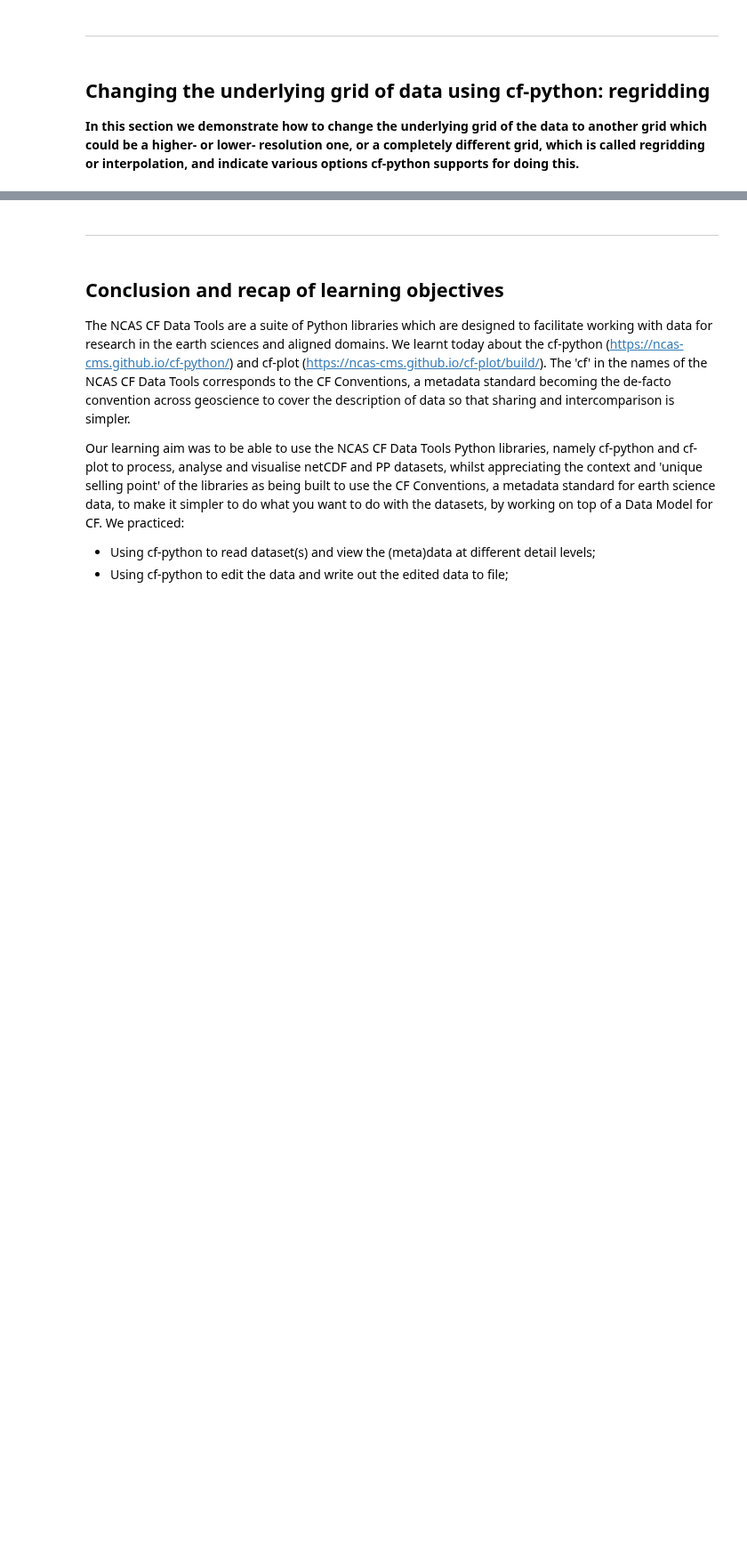
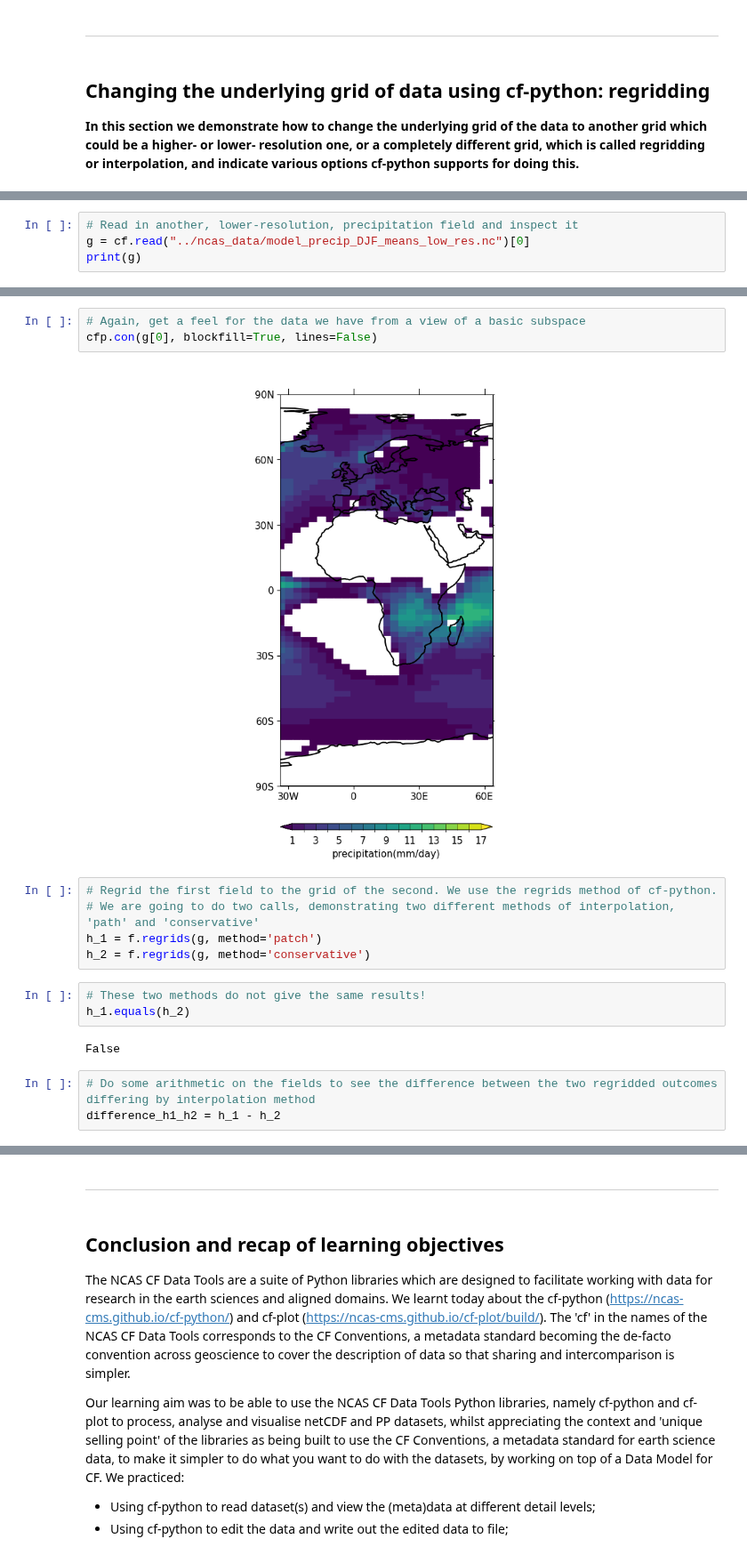
Before and after one commit to NCAS-CMS/cf-tools-training, a Jupyter notebook: new_course/intro_to_ncas_cf_data_tools.ipynb, the cells around one changed output, grey strips where cells are left out. Shown at 89% size. Drawn from its saved outputs; the diff is of its cells as text; blank space fills up the shorter version.

Commit message:
New course teaching Notebook: finish section 7 first draft

```diff
--- a/new_course/intro_to_ncas_cf_data_tools.ipynb
+++ b/new_course/intro_to_ncas_cf_data_tools.ipynb
@@ -308,0 +326,4 @@ Dimension coords: time(1) = [1964-01-21 00:00:00]
+# %%
+# Read in another, lower-resolution, precipitation field and inspect it
+g = cf.read("../ncas_data/model_precip_DJF_means_low_res.nc")[0]
+print(g)
@@ -308,0 +339,18 @@ Dimension coords: time(1) = [1964-01-21 00:00:00]
+# %%
+# Again, get a feel for the data we have from a view of a basic subspace
+cfp.con(g[0], blockfill=True, lines=False)
+# %% [output]
+[figure, added]
+# %%
+# Regrid the first field to the grid of the second. We use the regrids method of cf-python.
+# We are going to do two calls, demonstrating two different methods of interpolation, 'path' and 'conservative'
+h_1 = f.regrids(g, method='patch')
+h_2 = f.regrids(g, method='conservative')
+# %%
+# These two methods do not give the same results!
+h_1.equals(h_2)
+# %% [output]
+False
+# %%
+# Do some arithmetic on the fields to see the difference between the two regridded outcomes differing by interpolation method
+difference_h1_h2 = h_1 - h_2
```
Also changed, not shown: parts of 5 cells of this notebook.
